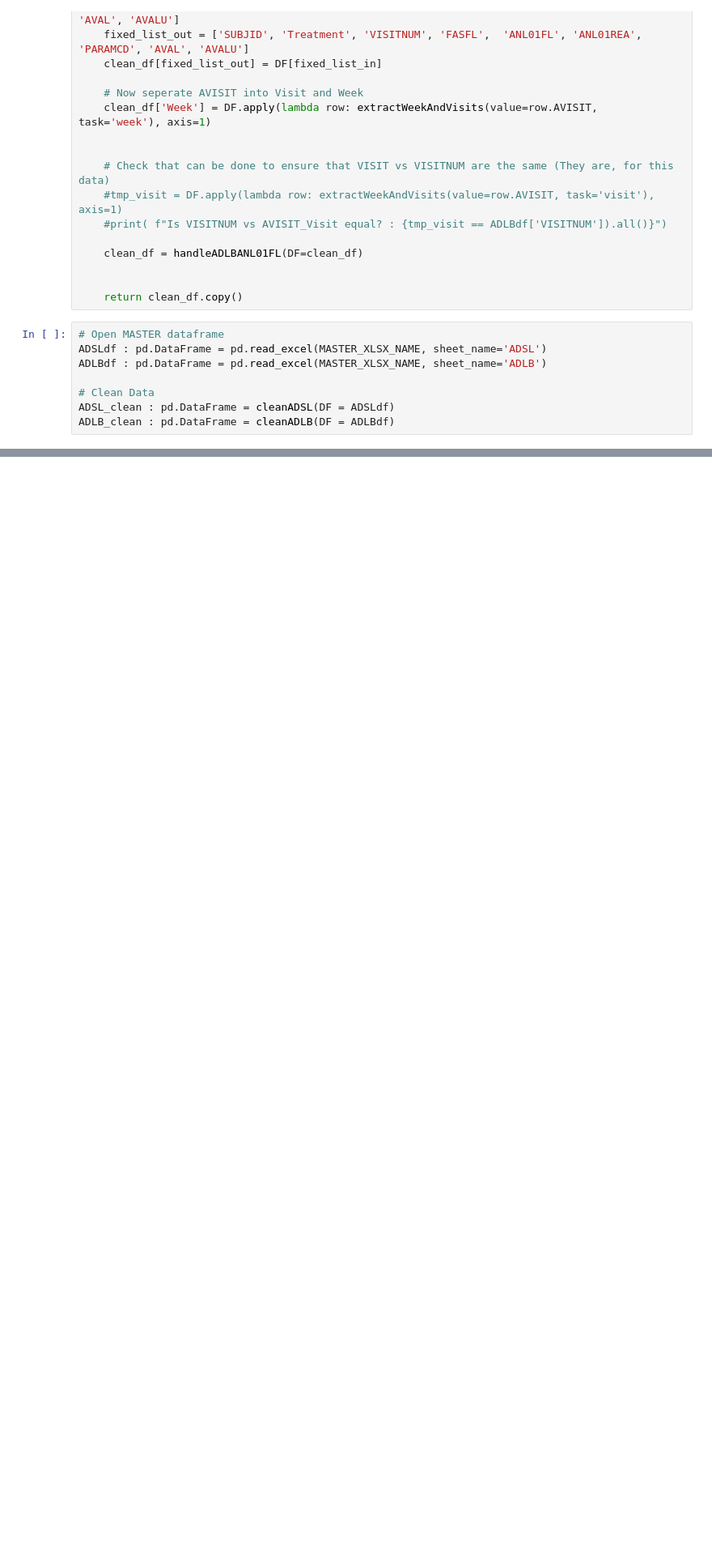
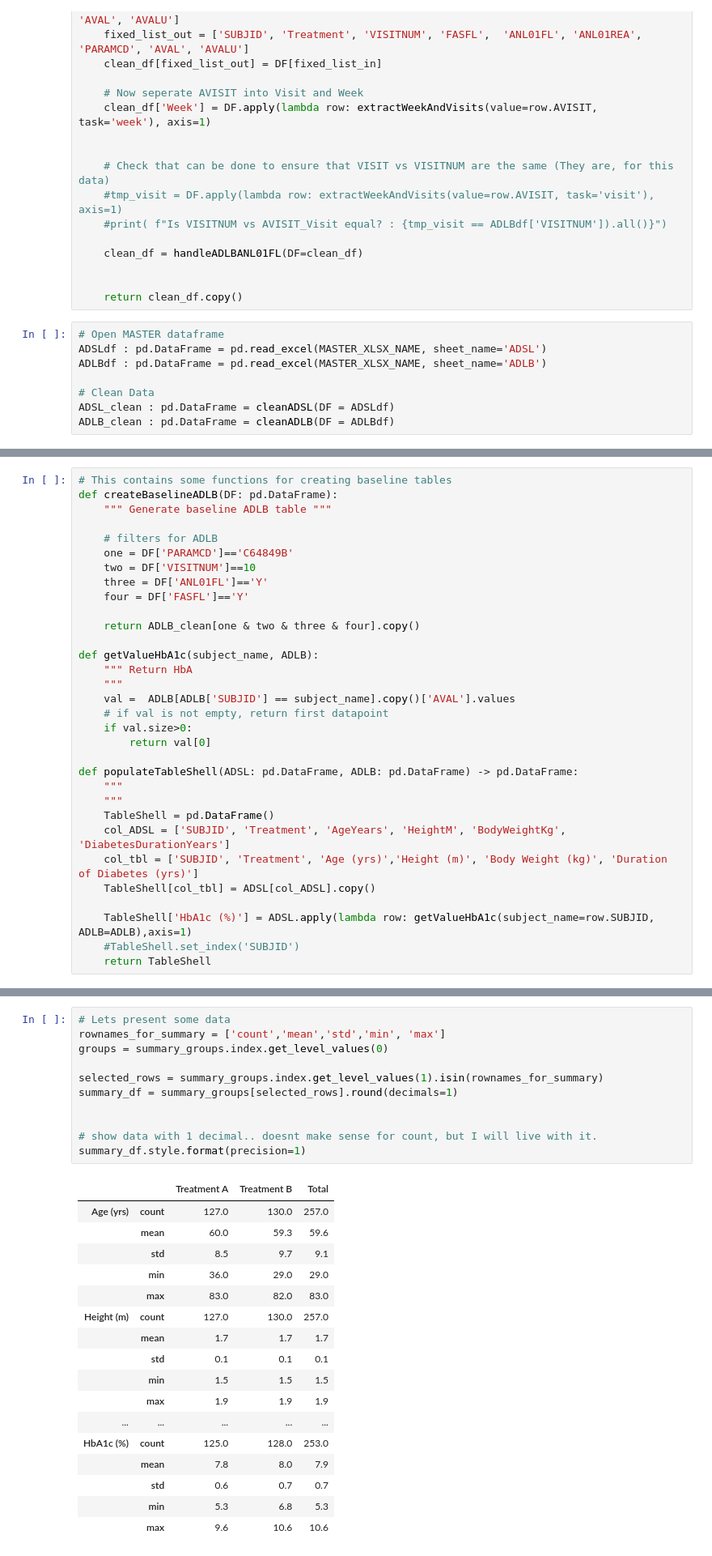
Before and after one commit to nurrix/novo-application-2022-03-28, a Jupyter notebook: Novo2022-03-28.ipynb, the cells around one changed output, grey strips where cells are left out. Shown: that part at 81% size. Cells and saved outputs as stored; diff of their text form; blank space fills up the shorter version.

```diff
--- a/Novo2022-03-28.ipynb
+++ b/Novo2022-03-28.ipynb
@@ -175 +177,33 @@ ADLB_clean : pd.DataFrame = cleanADLB(DF = ADLBdf)
+# %%
+# This contains some functions for creating baseline tables
+def createBaselineADLB(DF: pd.DataFrame):
+    """ Generate baseline ADLB table """
+
+    # filters for ADLB
+    one = DF['PARAMCD']=='C64849B'
+    two = DF['VISITNUM']==10
+    three = DF['ANL01FL']=='Y'
+    four = DF['FASFL']=='Y'
+
+    return ADLB_clean[one & two & three & four].copy()
+
+def getValueHbA1c(subject_name, ADLB):
+    """ Return HbA
+    """
+    val =  ADLB[ADLB['SUBJID'] == subject_name].copy()['AVAL'].values
+    # if val is not empty, return first datapoint
+    if val.size>0:
+        return val[0]
+
+def populateTableShell(ADSL: pd.DataFrame, ADLB: pd.DataFrame) -> pd.DataFrame:
+    """
+    """
+    TableShell = pd.DataFrame()
+    col_ADSL = ['SUBJID', 'Treatment', 'AgeYears', 'HeightM', 'BodyWeightKg', 'DiabetesDurationYears']
+    col_tbl = ['SUBJID', 'Treatment', 'Age (yrs)','Height (m)', 'Body Weight (kg)', 'Duration of Diabetes (yrs)']
+    TableShell[col_tbl] = ADSL[col_ADSL].copy()
+
+    TableShell['HbA1c (%)'] = ADSL.apply(lambda row: getValueHbA1c(subject_name=row.SUBJID, ADLB=ADLB),axis=1)
+    #TableShell.set_index('SUBJID')
+    return TableShell
 # %%
@@ -225,0 +230,29 @@ Body Weight (kg)           count   127.000000   130.000000
+# %%
+# Lets present some data
+rownames_for_summary = ['count','mean','std','min', 'max']
+groups = summary_groups.index.get_level_values(0)
+
+selected_rows = summary_groups.index.get_level_values(1).isin(rownames_for_summary)
+summary_df = summary_groups[selected_rows].round(decimals=1)
+
+
+# show data with 1 decimal.. doesnt make sense for count, but I will live with it.
+summary_df.style.format(precision=1)
+# %% [output]
+|  |  | Treatment A | Treatment B | Total |
+| Age (yrs) | count | 127.0 | 130.0 | 257.0 |
+|  | mean | 60.0 | 59.3 | 59.6 |
+|  | std | 8.5 | 9.7 | 9.1 |
+|  | min | 36.0 | 29.0 | 29.0 |
+|  | max | 83.0 | 82.0 | 83.0 |
+| Height (m) | count | 127.0 | 130.0 | 257.0 |
+|  | mean | 1.7 | 1.7 | 1.7 |
+|  | std | 0.1 | 0.1 | 0.1 |
+|  | min | 1.5 | 1.5 | 1.5 |
+|  | max | 1.9 | 1.9 | 1.9 |
+| ... | ... | ... | ... | ... |
+| HbA1c (%) | count | 125.0 | 128.0 | 253.0 |
+|  | mean | 7.8 | 8.0 | 7.9 |
+|  | std | 0.6 | 0.7 | 0.7 |
+|  | min | 5.3 | 6.8 | 5.3 |
+|  | max | 9.6 | 10.6 | 10.6 |
```
Also changed, not shown: parts of 10 cells of this notebook.
